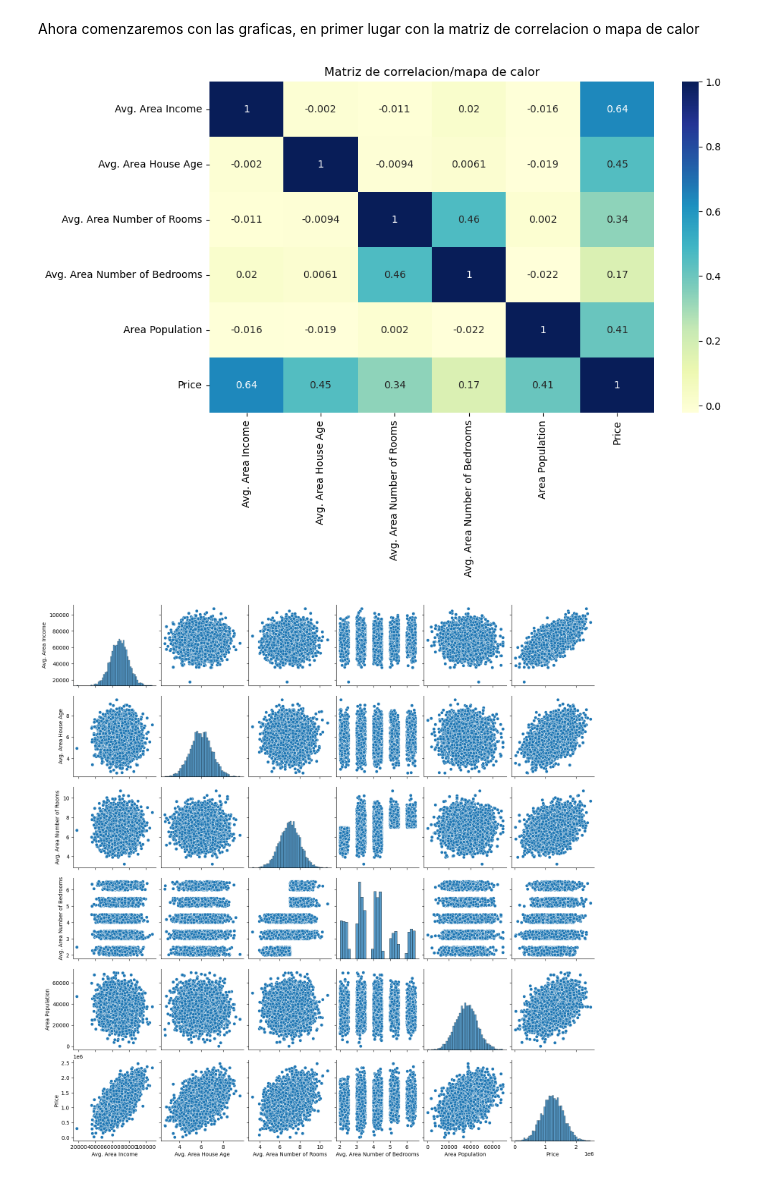
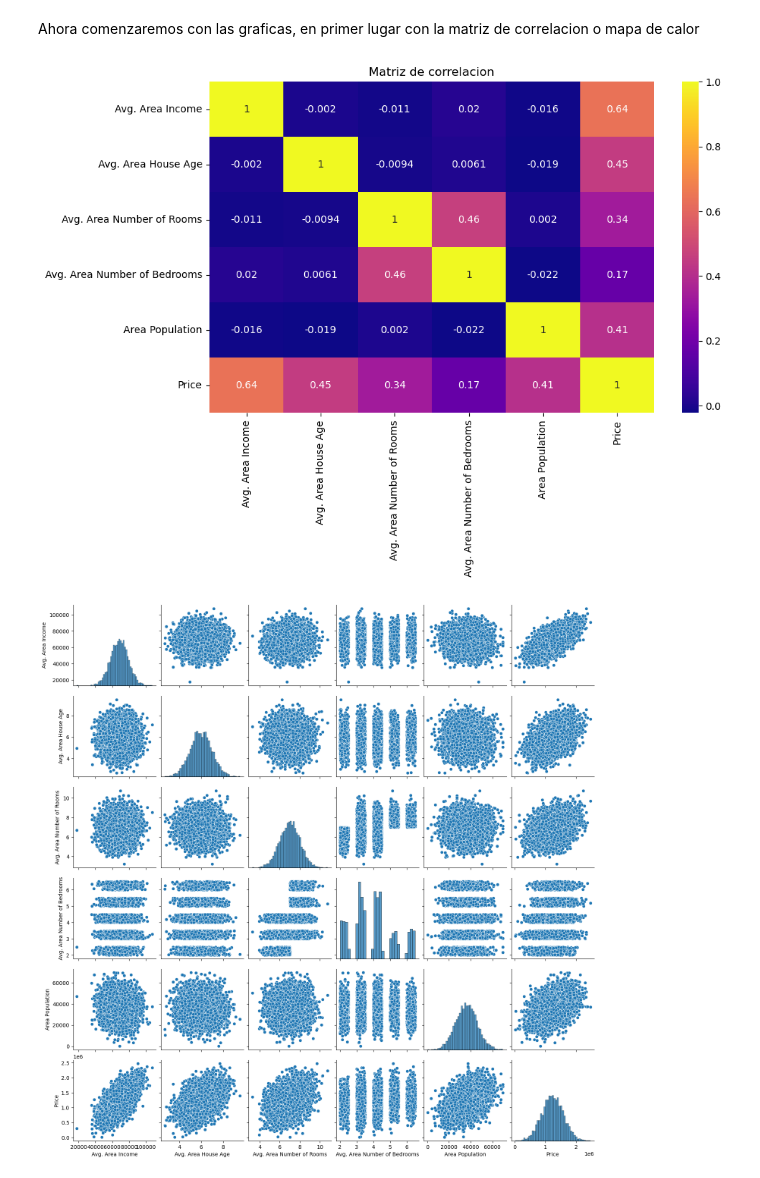
Before and after one commit to seerraa16/USA, a Jupyter notebook: Codigo.ipynb, the cells around one changed output. Cells and saved outputs as stored; diff of their text form; code cells hidden in the pictures.

```diff
--- a/Codigo.ipynb
+++ b/Codigo.ipynb
@@ -36,11 +36,11 @@ df_datos.dropna(inplace=True)
 Ahora comenzaremos con las graficas, en primer lugar con la matriz de correlacion o mapa de calor
 # %%
 plt.figure(figsize=(10, 6))
-sns.heatmap(df_datos.corr(), annot=True, cmap="YlGnBu")
-plt.title("Matriz de correlacion/mapa de calor")
+sns.heatmap(df_datos.corr(), annot=True, cmap="plasma")
+plt.title("Matriz de correlacion")
 plt.show()
 # %% [output]
-[figure, old version]
+[figure, new version]
 # %%
 sns.pairplot(df_datos)
 plt.show()
```
Also changed, not shown: parts of 2 cells of this notebook.
